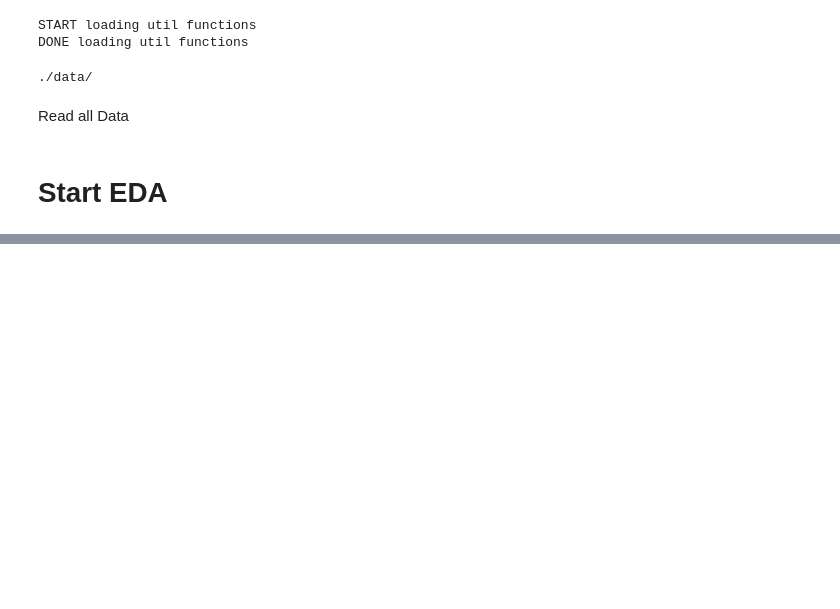
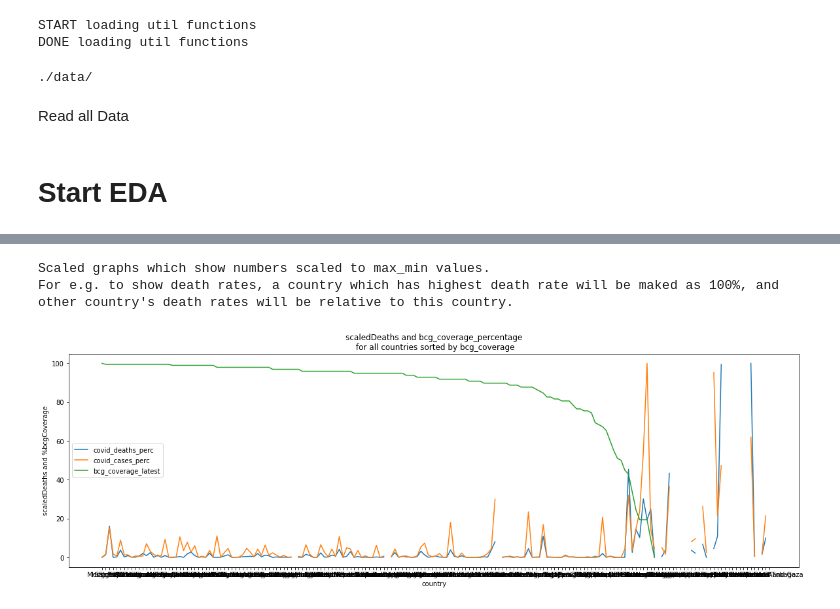
Before and after one commit to priyanka7255/public_repo, a Jupyter notebook: covid/EDAAll.ipynb, the cells around one changed output, grey strips where cells are left out. Cells and saved outputs as stored; diff of their text form; code cells hidden in the pictures; blank space fills up the shorter version.

```diff
--- a/covid/EDAAll.ipynb
+++ b/covid/EDAAll.ipynb
@@ -229,0 +283,11 @@ plotCovid(df1,"For chosen countries sorted by covid_deaths",chartKind='bar')
+# %%
+print("Scaled graphs which show numbers scaled to max_min values.\nFor e.g. to show death rates, a country which has highest death rate will be maked as 100%, and other country's death rates will be relative to this country.")
+
+#plot chart
+df1_1=df_scaled.sort_values('bcg_coverage_latest',ascending=False)
+ax1=plotCovid(df1_1,"scaledDeaths and bcg_coverage_percentage\n for all countries sorted by bcg_coverage",
+              ylabel='scaledDeaths and %bcgCoverage')
+# %% [output]
+Scaled graphs which show numbers scaled to max_min values.
+For e.g. to show death rates, a country which has highest death rate will be maked as 100%, and other country's death rates will be relative to this country.
+[figure, added]
```
Also changed, not shown: parts of 11 cells of this notebook.
